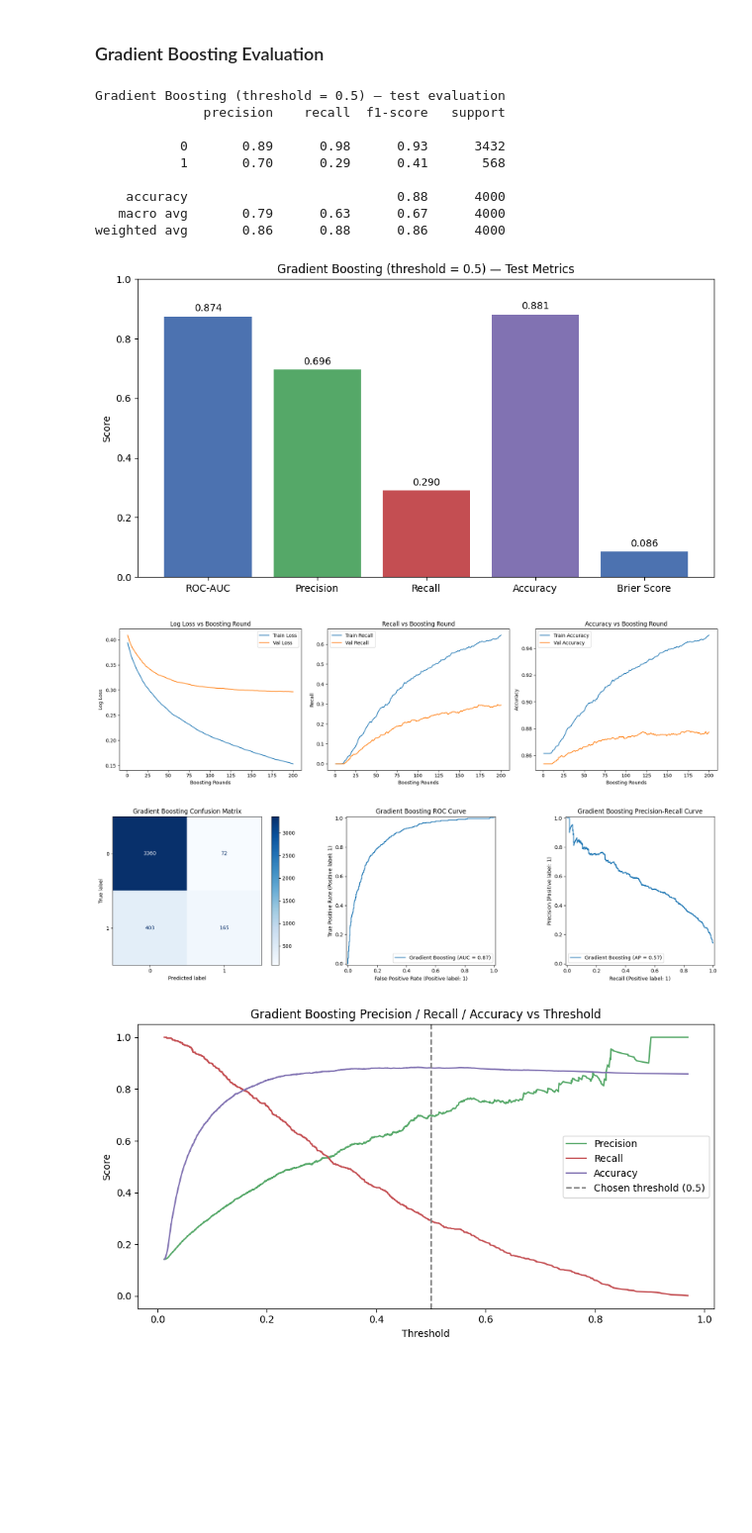
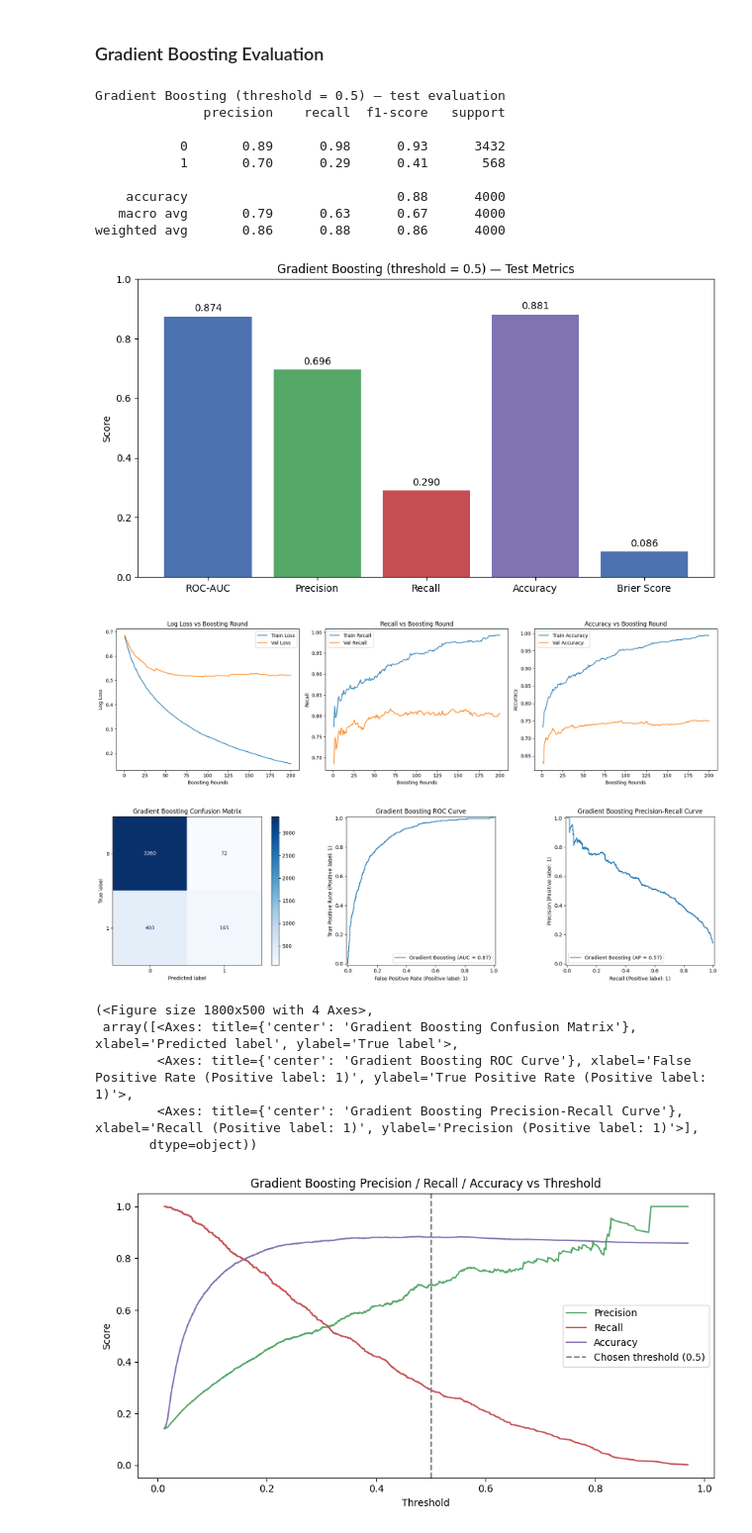
Before and after one commit to JhanaviLingameneni/Prompted-ICU-Risk-Forecasting, a Jupyter notebook: code/ml/all_models.ipynb, the cells around one changed output. Shown at 99% size. Saved outputs shown, nothing was run; the diff lists cells and outputs as text; code cells hidden in the pictures; blank space fills up the shorter version.

```diff
--- a/code/ml/all_models.ipynb
+++ b/code/ml/all_models.ipynb
@@ -69,21 +98,17 @@ def clean_patient_data(patient_file: str) -> pd.DataFrame:
 def _load_outcomes(data_set: str, data_root: str) -> pd.DataFrame:
     """
     Load survival outcomes for the selected dataset.
-    -1 survival indicates the patient survived. All other numbers indicate days until death.
 
     Reads the outcomes file that corresponds to this loader's dataset
     identifier and returns only the columns needed for supervised learning.
 
     Columns:
         RecordID: Unique identifier for each patient record.
-        Survival: The number of days between ICU admission and death or -1
-                    if the patient survived. This excludes patients who
-                    spent less than 48 hours in the ICU.
+        Survival: Whether the patient survived (0) or died (1) in the ICU.
 
     Returns:
         pd.DataFrame: A DataFrame indexed by RecordID containing Survival.
-                        Death is a binary column where 1 indicates risk and 0 indicates
-                        no immediate risk.
+                        Death is a binary column where 1 indicates died in ICU and 0 indicates survived.
     """
     outcomes_file_path = os.path.join(
         data_root, "outcomes", f"outcomes-{data_set}.txt")
@@ -108,11 +133,10 @@ def process_dataset(data_set: str, undersample: bool = False) -> tuple[pd.DataFr
     Returns:
         (pd.DataFrame, pd.DataFrame): A tuple containing the processed
         patient data and the corresponding outcomes.
-        The shape of features is (record_id, vitals..., aggregated_vitals..., survival),
-        where each time-varying vital is expanded into four features:
-        *_mean, *_median, *_min, *_max, and *_std.
-        Corresponding outcomes is a DataFrame indexed by RecordID containing Survival.
-            -1 indicates patient survived.
+        The shape of features is (record_id, vitals..., aggregated_vitals..., death),
+        where each time-varying vital is expanded several aggregated features.
+        Corresponding outcomes is a DataFrame indexed by RecordID containing Death.
+            0 indicates patient survived, 1 indicates patient died.
     """
     if data_set not in {"a", "b", "c"}:
         raise ValueError('data_set must be one of "a", "b", or "c"')
@@ -326,8 +366,7 @@ def export_predictions(record_ids: np.ndarray, y_pred: np.ndarray, y_score: np.n
 # %%
 # Setup the data for ANN and GradientBoostingClassifier
 df_x_train, df_y_train = process_dataset(data_set="a", undersample=True)
-df_x_train_all, df_y_train_all = process_dataset(
-    data_set="a", undersample=False)
+df_x_train_all, df_y_train_all = process_dataset(data_set="a", undersample=False)
 df_x_test, df_y_test = process_dataset(data_set="b", undersample=False)
 df_x_val, df_y_val = process_dataset(data_set="c", undersample=False)
 
@@ -640,20 +661,20 @@ grad_boost_threshold = 0.5
 
 gradient_boosting_model = GradientBoostingClassifier(**grad_boost_params)
 # Hold out on validation set to track metrics.
-gradient_boosting_model.fit(x_train_all_scaled, y_train_all)
+gradient_boosting_model.fit(x_train_scaled, y_train)
 
-train_prob_stages = list(gradient_boosting_model.staged_predict_proba(x_train_all_scaled))
+train_prob_stages = list(gradient_boosting_model.staged_predict_proba(x_train_scaled))
 val_prob_stages = list(gradient_boosting_model.staged_predict_proba(x_val_scaled))
 
 train_loss = np.array([
-    log_loss(y_train_all, y_proba[:, 1]) for y_proba in train_prob_stages
+    log_loss(y_train, y_proba[:, 1]) for y_proba in train_prob_stages
 ])
 val_loss = np.array([
     log_loss(y_val, y_proba[:, 1]) for y_proba in val_prob_stages
 ])
 
 train_recall = np.array([
-    recall_score(y_train_all, (y_proba[:, 1] >= grad_boost_threshold).astype(int), zero_division=0)
+    recall_score(y_train, (y_proba[:, 1] >= grad_boost_threshold).astype(int), zero_division=0)
     for y_proba in train_prob_stages
 ])
 val_recall = np.array([
@@ -662,7 +683,7 @@ val_recall = np.array([
 ])
 
 train_accuracy = np.array([
-    ((y_proba[:, 1] >= grad_boost_threshold).astype(int) == y_train_all).mean() for y_proba in train_prob_stages
+    ((y_proba[:, 1] >= grad_boost_threshold).astype(int) == y_train).mean() for y_proba in train_prob_stages
 ])
 val_accuracy = np.array([
     ((y_proba[:, 1] >= grad_boost_threshold).astype(int) == y_val).mean() for y_proba in val_prob_stages
@@ -693,38 +714,41 @@ grad_boost_metric_axes[0].legend()
 
 grad_boost_metric_axes[1].plot(epochs, train_recall, label='Train Recall')
 grad_boost_metric_axes[1].plot(epochs, val_recall, label='Val Recall')
 grad_boost_metric_axes[1].set_title('Recall vs Boosting Round')
 grad_boost_metric_axes[1].set_xlabel('Boosting Rounds')
 grad_boost_metric_axes[1].set_ylabel('Recall')
 grad_boost_metric_axes[1].legend()
 
 grad_boost_metric_axes[2].plot(epochs, train_accuracy, label='Train Accuracy')
 grad_boost_metric_axes[2].plot(epochs, val_accuracy, label='Val Accuracy')
 grad_boost_metric_axes[2].set_title('Accuracy vs Boosting Round')
 grad_boost_metric_axes[2].set_xlabel('Boosting Rounds')
 grad_boost_metric_axes[2].set_ylabel('Accuracy')
 grad_boost_metric_axes[2].legend()
 
 plt.tight_layout()
 plt.show()
 
 # Populate the 3-panel Gradient Boosting evaluation figure.
-grad_boost_fig, grad_boost_axes = plot_evaluation_panels(
-    y_test, y_pred, grad_boost_prob, model_name='Gradient Boosting'
-)
+plot_evaluation_panels(y_test, y_pred, grad_boost_prob, model_name='Gradient Boosting')
 # %% [output]
 Gradient Boosting (threshold = 0.5) — test evaluation
               precision    recall  f1-score   support
 
            0       0.89      0.98      0.93      3432
            1       0.70      0.29      0.41       568
 
     accuracy                           0.88      4000
    macro avg       0.79      0.63      0.67      4000
 weighted avg       0.86      0.88      0.86      4000
 [figure]
-[figure, old version]
+[figure, new version]
 [figure]
+(<Figure size 1800x500 with 4 Axes>,
+ array([<Axes: title={'center': 'Gradient Boosting Confusion Matrix'}, xlabel='Predicted label', ylabel='True label'>,
+        <Axes: title={'center': 'Gradient Boosting ROC Curve'}, xlabel='False Positive Rate (Positive label: 1)', ylabel='True Positive Rate (Positive label: 1)'>,
+        <Axes: title={'center': 'Gradient Boosting Precision-Recall Curve'}, xlabel='Recall (Positive label: 1)', ylabel='Precision (Positive label: 1)'>],
+       dtype=object))
 # %%
 plot_threshold_tradeoff(
     y_test,
```
Also changed, not shown: parts of 27 cells of this notebook, 5 other files.
